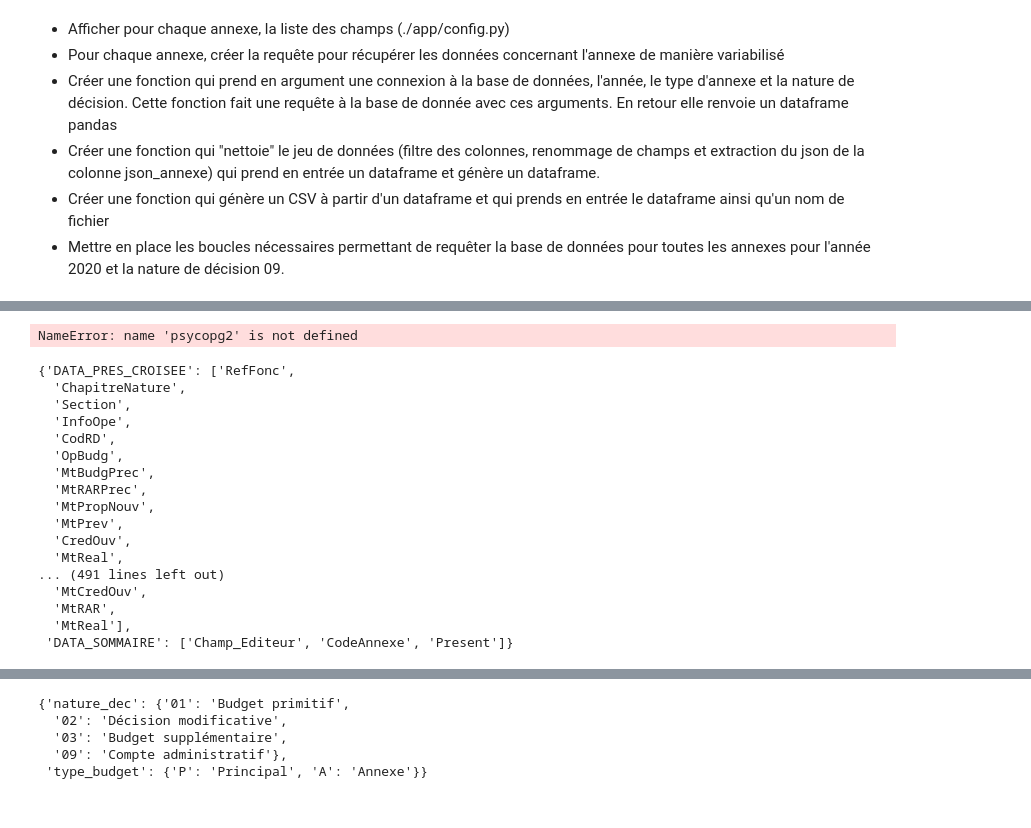
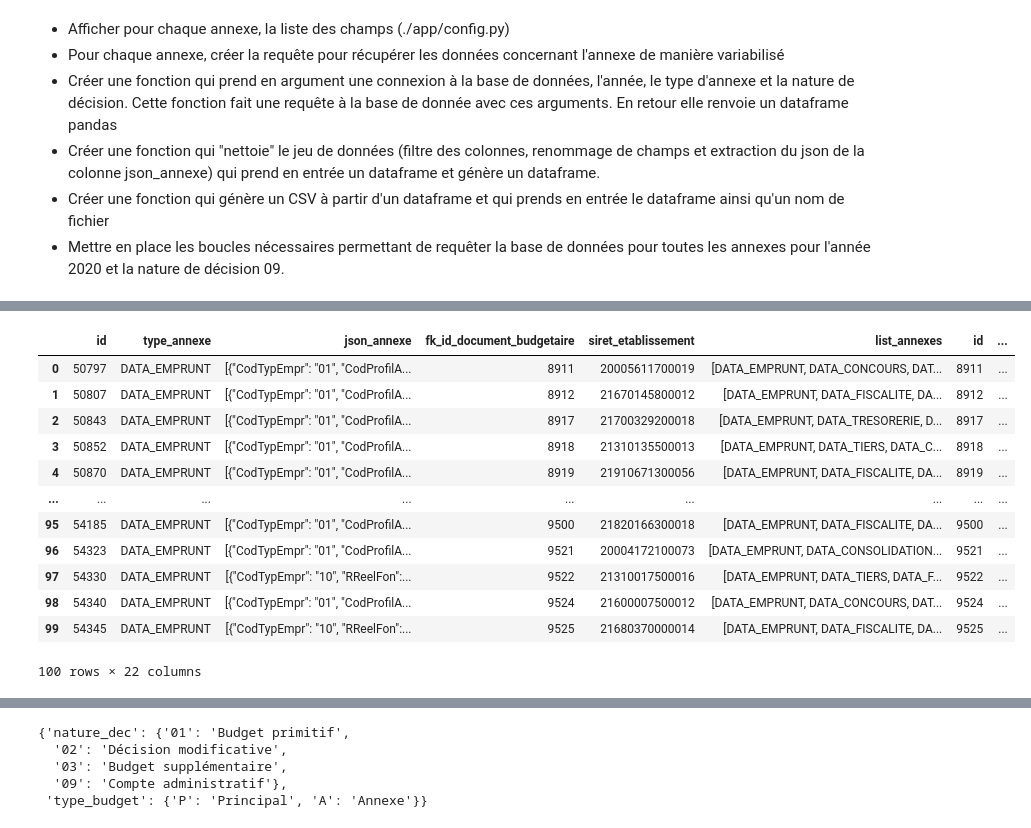
Before and after one commit to Naxxos/dataprep-ab, a Jupyter notebook: extract_to_csv.ipynb, the cells around one changed output, grey strips where cells are left out. Saved outputs shown, nothing was run; the diff lists cells and outputs as text; code cells hidden in the pictures.

Commit message:
conn

```diff
--- a/extract_to_csv.ipynb
+++ b/extract_to_csv.ipynb
@@ -10,6 +26,5 @@ import json
 - Créer une fonction qui génère un CSV à partir d'un dataframe et qui prends en entrée le dataframe ainsi qu'un nom de fichier
 - Mettre en place les boucles nécessaires permettant de requêter la base de données pour toutes les annexes pour l'année 2020 et la nature de décision 09.
 # %%
-import app.backend.config as config
-config.LIST_ANNEXES
-#type(config.LIST_ANNEXES)
+import app.backend.config as conf
+data = conf.CHAMPS_ANNEXES
@@ -82,0 +31,5 @@ for key, value in config.CHAMPS_ANNEXES.items():
+# %%
+def annexe(nom):
+    #l=conf.CHAMPS_ANNEXES
+    return data[nom]
+annexe(nom='DATA_EMPRUNT')
@@ -84,43 +55,34 @@ for key, value in config.CHAMPS_ANNEXES.items():
 conn = psycopg2.connect(database ="actes_budgetaire", user = "postgres",
                         password = "vGXGLqTY4EF7DCiozYoKlqRRUaC7ECd", host = "ab-postgres",
                         port = "5432")
-for key, value in config.CHAMPS_ANNEXES.items():
-    print((key, value))
 
 
+def get_data(connexion,annexe, year):
     query= """SELECT * from annexe
     JOIN documentbudgetaire
-     ON documentbudgetaire.id = annexe.fk_id_document_budgetaire
+        ON documentbudgetaire.id = annexe.fk_id_document_budgetaire
     JOIN collectivite
-     ON collectivite.siret_coll = documentbudgetaire.fk_siret_collectivite
+        ON collectivite.siret_coll = documentbudgetaire.fk_siret_collectivite
     WHERE annexe.type_annexe = 'DATA_EMPRUNT'
     AND documentbudgetaire.exercice = '2020'
     AND documentbudgetaire.nature_dec = '09'
-     LIMIT 100 """
-dat = pd.read_sql_query(query, conn)
-conn.close()
-
-#f string
+        LIMIT 100 """
+    dat = pd.read_sql_query(query, conn)
+    conn.close()
+    return dat
-# %% [output]
-NameError: name 'psycopg2' is not defined
-# %%
-import app.backend.config as config
-config.CHAMPS_ANNEXES
-# %% [output]
-{'DATA_PRES_CROISEE': ['RefFonc',
-  'ChapitreNature',
-  'Section',
-  'InfoOpe',
-  'CodRD',
-  'OpBudg',
-  'MtBudgPrec',
-  'MtRARPrec',
-  'MtPropNouv',
-  'MtPrev',
-  'CredOuv',
-  'MtReal',
-... (491 lines left out)
-  'MtCredOuv',
-  'MtRAR',
-  'MtReal'],
- 'DATA_SOMMAIRE': ['Champ_Editeur', 'CodeAnnexe', 'Present']}
+# %%
+get_data(connexion= conn, annexe= 'DATA_EMPRUNT', year='2020')
+# %% [output]
+|  | id | type_annexe | json_annexe | fk_id_document_budgetaire | siret_etablissement | list_annexes | id | ... |
+| 0 | 50797 | DATA_EMPRUNT | [{"CodTypEmpr": "01", "CodProfilA... | 8911 | 20005611700019 | [DATA_EMPRUNT, DATA_CONCOURS, DAT... | 8911 | ... |
+| 1 | 50807 | DATA_EMPRUNT | [{"CodTypEmpr": "01", "CodProfilA... | 8912 | 21670145800012 | [DATA_EMPRUNT, DATA_FISCALITE, DA... | 8912 | ... |
+| 2 | 50843 | DATA_EMPRUNT | [{"CodTypEmpr": "01", "CodProfilA... | 8917 | 21700329200018 | [DATA_EMPRUNT, DATA_TRESORERIE, D... | 8917 | ... |
+| 3 | 50852 | DATA_EMPRUNT | [{"CodTypEmpr": "01", "CodProfilA... | 8918 | 21310135500013 | [DATA_EMPRUNT, DATA_TIERS, DATA_C... | 8918 | ... |
+| 4 | 50870 | DATA_EMPRUNT | [{"CodTypEmpr": "01", "CodProfilA... | 8919 | 21910671300056 | [DATA_EMPRUNT, DATA_FISCALITE, DA... | 8919 | ... |
+| ... | ... | ... | ... | ... | ... | ... | ... | ... |
+| 95 | 54185 | DATA_EMPRUNT | [{"CodTypEmpr": "01", "CodProfilA... | 9500 | 21820166300018 | [DATA_EMPRUNT, DATA_FISCALITE, DA... | 9500 | ... |
+| 96 | 54323 | DATA_EMPRUNT | [{"CodTypEmpr": "01", "CodProfilA... | 9521 | 20004172100073 | [DATA_EMPRUNT, DATA_CONSOLIDATION... | 9521 | ... |
+| 97 | 54330 | DATA_EMPRUNT | [{"CodTypEmpr": "10", "RReelFon":... | 9522 | 21310017500016 | [DATA_EMPRUNT, DATA_TIERS, DATA_F... | 9522 | ... |
+| 98 | 54340 | DATA_EMPRUNT | [{"CodTypEmpr": "01", "CodProfilA... | 9524 | 21600007500012 | [DATA_EMPRUNT, DATA_CONCOURS, DAT... | 9524 | ... |
+| 99 | 54345 | DATA_EMPRUNT | [{"CodTypEmpr": "10", "RReelFon":... | 9525 | 21680370000014 | [DATA_EMPRUNT, DATA_FISCALITE, DA... | 9525 | ... |
+100 rows × 22 columns
```
Also changed, not shown: parts of 13 cells of this notebook.
